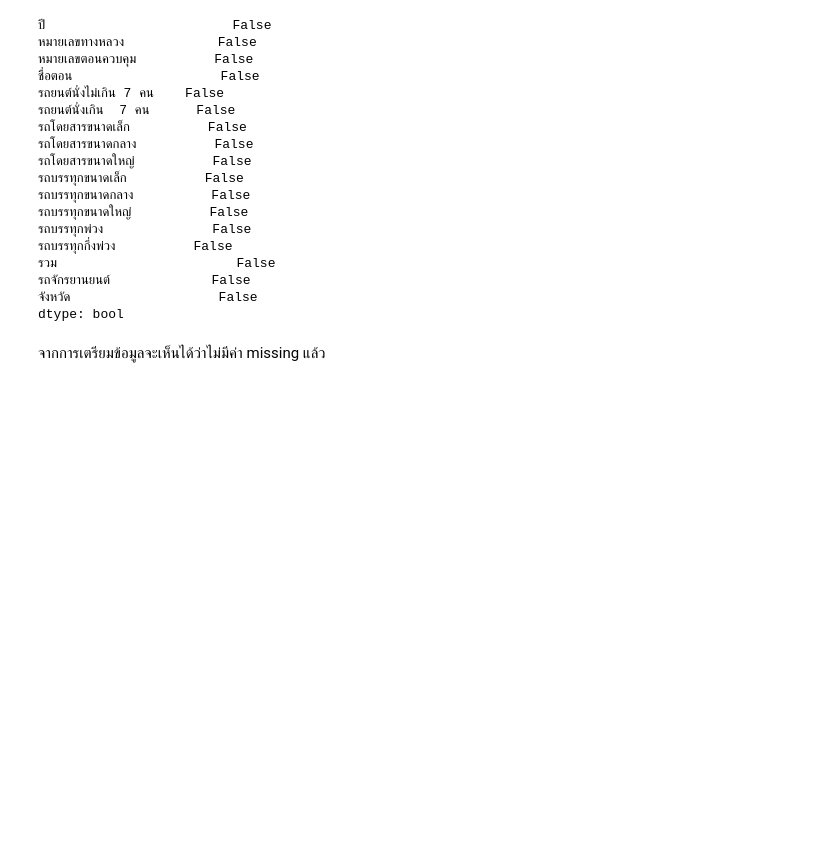
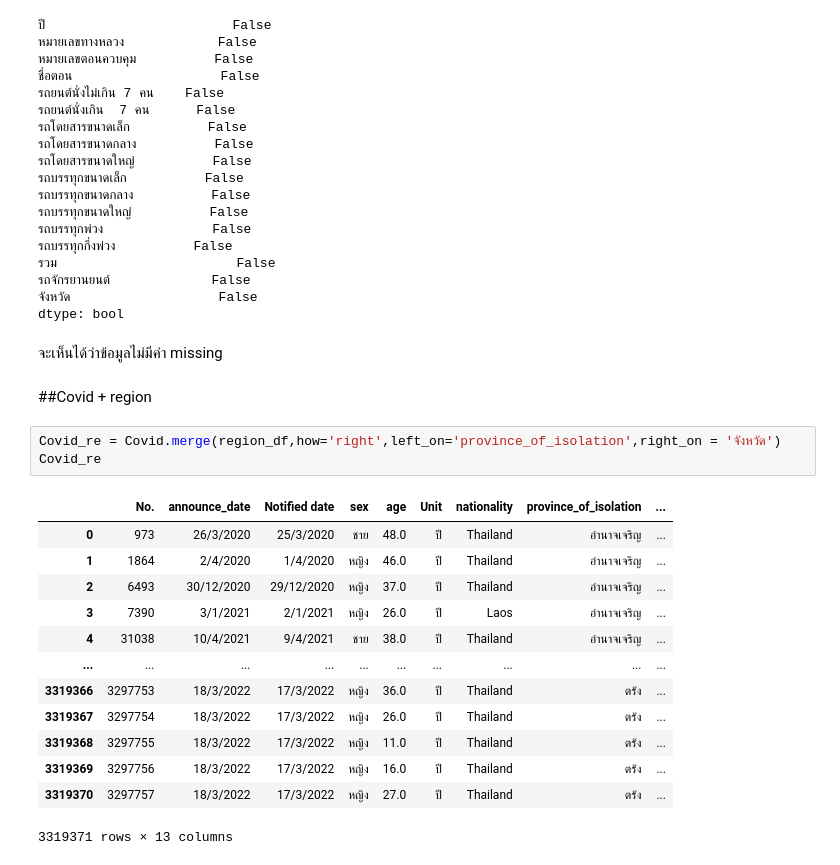
Before and after one commit to Nunticha24/data_viz_2022, a Jupyter notebook: Project_Dinosaur.ipynb, the cells around one changed output. Drawn from its saved outputs; the diff is of its cells as text; blank space fills up the shorter version.

```diff
--- a/Project_Dinosaur.ipynb
+++ b/Project_Dinosaur.ipynb
@@ -288,4 +288,23 @@ highway.isnull().any()
 จังหวัด                   False
 dtype: bool
 # %% [markdown]
-จากการเตรียมข้อมูลจะเห็นได้ว่าไม่มีค่า missing แล้ว
+จะเห็นได้ว่าข้อมูลไม่มีค่า missing
+# %% [markdown]
+##Covid + region
+# %%
+Covid_re = Covid.merge(region_df,how='right',left_on='province_of_isolation',right_on = 'จังหวัด')
+Covid_re
+# %% [output]
+|  | No. | announce_date | Notified date | sex | age | Unit | nationality | province_of_isolation | ... |
+| 0 | 973 | 26/3/2020 | 25/3/2020 | ชาย | 48.0 | ปี | Thailand | อำนาจเจริญ | ... |
+| 1 | 1864 | 2/4/2020 | 1/4/2020 | หญิง | 46.0 | ปี | Thailand | อำนาจเจริญ | ... |
+| 2 | 6493 | 30/12/2020 | 29/12/2020 | หญิง | 37.0 | ปี | Thailand | อำนาจเจริญ | ... |
+| 3 | 7390 | 3/1/2021 | 2/1/2021 | หญิง | 26.0 | ปี | Laos | อำนาจเจริญ | ... |
+| 4 | 31038 | 10/4/2021 | 9/4/2021 | ชาย | 38.0 | ปี | Thailand | อำนาจเจริญ | ... |
+| ... | ... | ... | ... | ... | ... | ... | ... | ... | ... |
+| 3319366 | 3297753 | 18/3/2022 | 17/3/2022 | หญิง | 36.0 | ปี | Thailand | ตรัง | ... |
+| 3319367 | 3297754 | 18/3/2022 | 17/3/2022 | หญิง | 26.0 | ปี | Thailand | ตรัง | ... |
+| 3319368 | 3297755 | 18/3/2022 | 17/3/2022 | หญิง | 11.0 | ปี | Thailand | ตรัง | ... |
+| 3319369 | 3297756 | 18/3/2022 | 17/3/2022 | หญิง | 16.0 | ปี | Thailand | ตรัง | ... |
+| 3319370 | 3297757 | 18/3/2022 | 17/3/2022 | หญิง | 27.0 | ปี | Thailand | ตรัง | ... |
+3319371 rows × 13 columns
```
Also changed, not shown: parts of 14 cells of this notebook.
